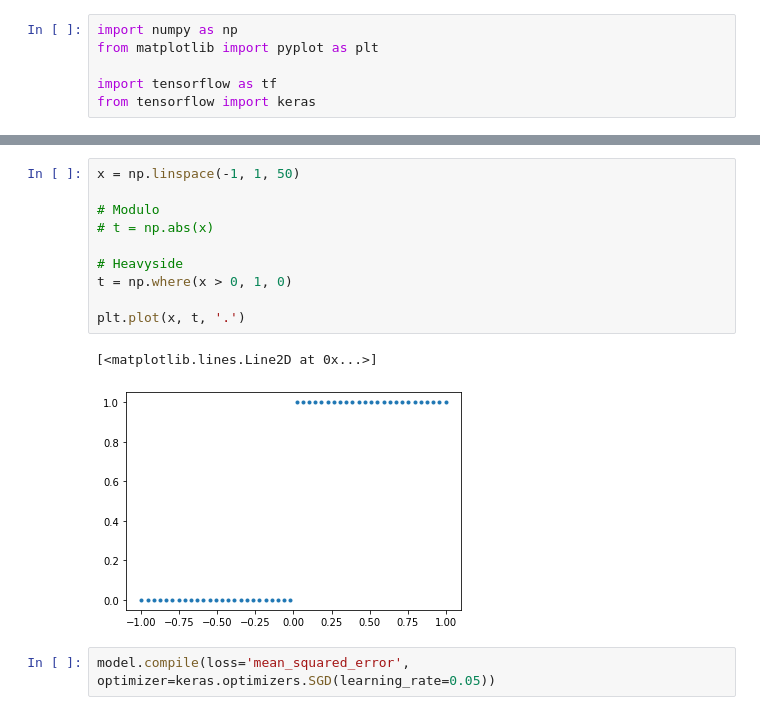
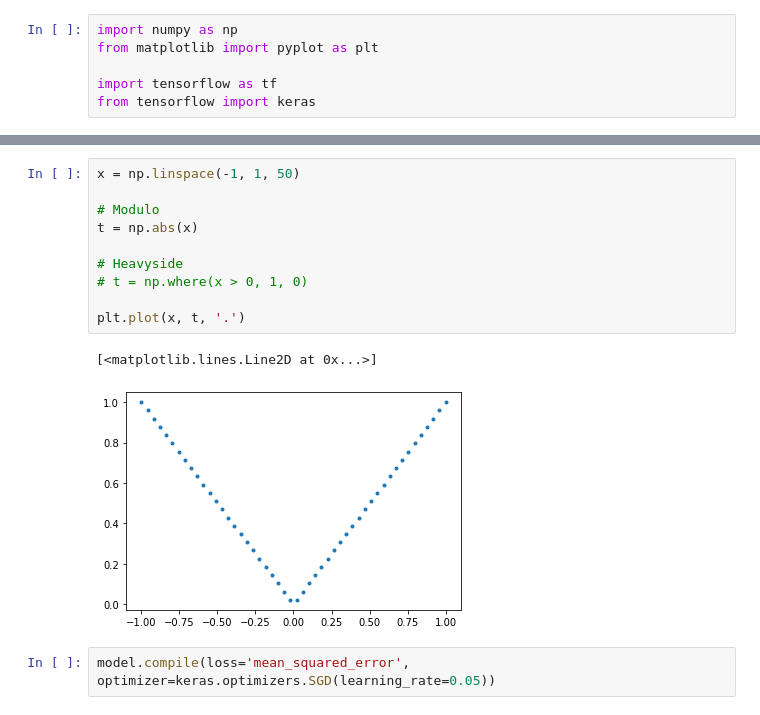
Before and after one commit to JavierGold/ML_UNSAM-2-2020, a Jupyter notebook: 12_Neural_Networks.ipynb, the cells around one changed output, grey strips where cells are left out. Saved outputs shown, nothing was run; the diff lists cells and outputs as text.

```diff
--- a/12_Neural_Networks.ipynb
+++ b/12_Neural_Networks.ipynb
@@ -31,16 +36,16 @@ keras.utils.plot_model(model, show_shapes=True)
 # %%
 x = np.linspace(-1, 1, 50)
 
 # Modulo
-# t = np.abs(x)
+t = np.abs(x)
 
 # Heavyside
-t = np.where(x > 0, 1, 0)
+# t = np.where(x > 0, 1, 0)
 
 plt.plot(x, t, '.')
 # %% [output]
 [<matplotlib.lines.Line2D at 0x...>]
-[figure, old version]
+[figure, new version]
 # %%
 model.compile(loss='mean_squared_error', optimizer=keras.optimizers.SGD(learning_rate=0.05))
 # %%
```
Also changed, not shown: parts of 53 cells of this notebook.
